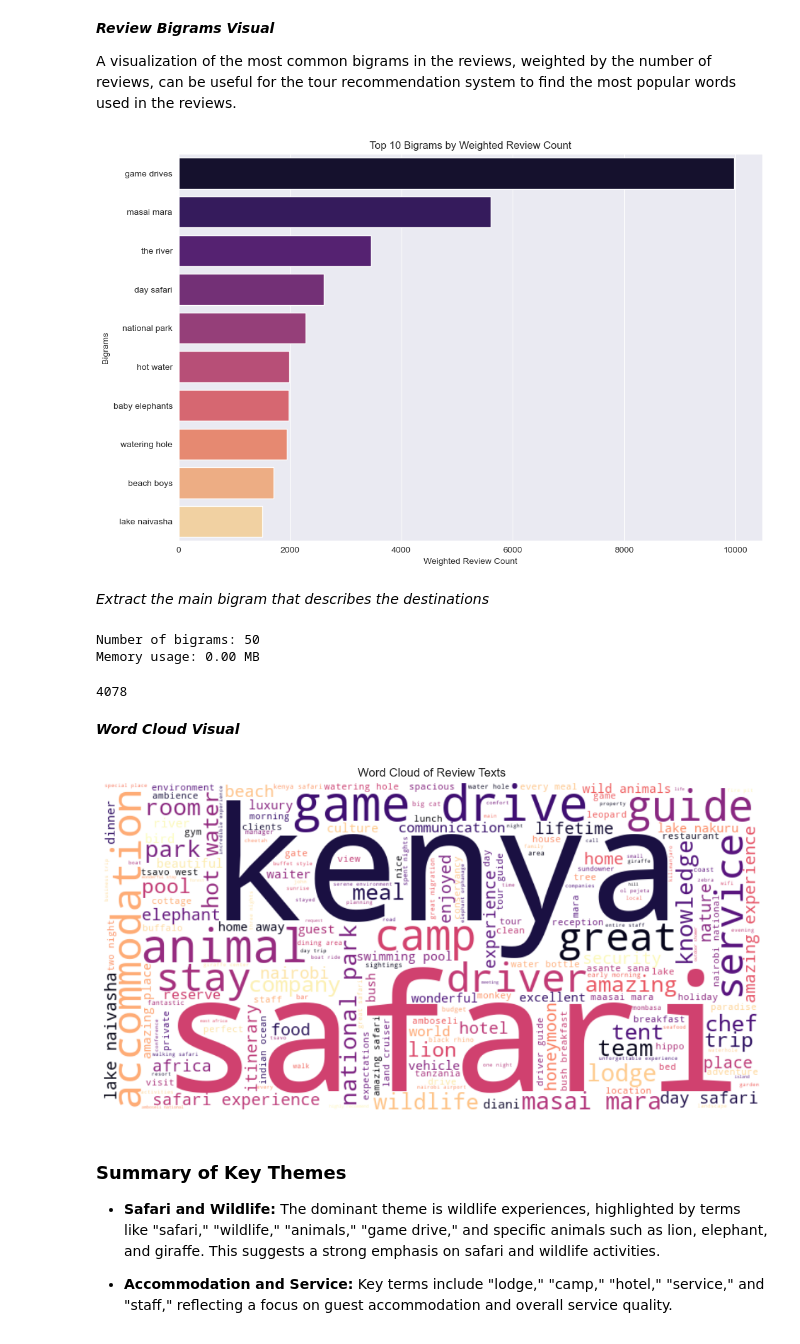
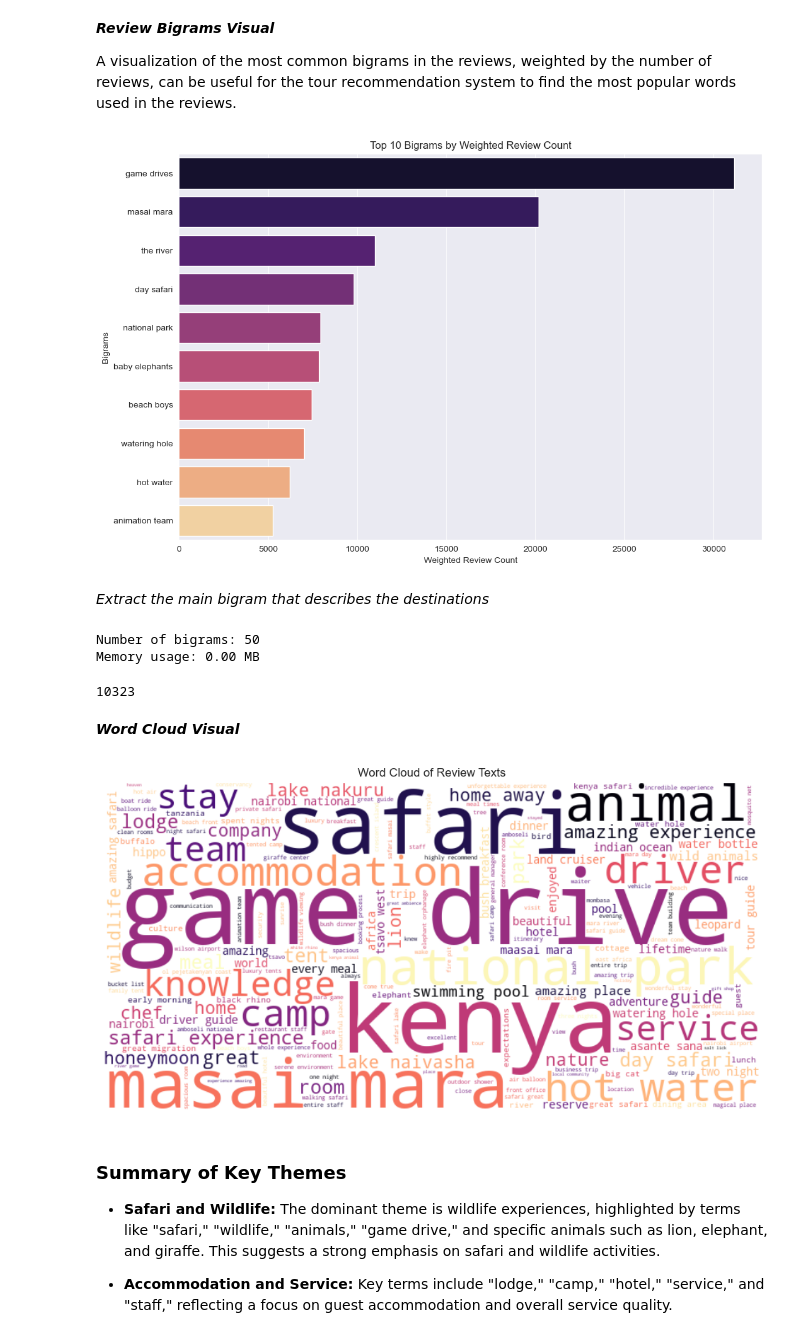
Before and after one commit to Misfit911/SafariHub, a Jupyter notebook: safarihub.ipynb, the cells around one changed output. Drawn from its saved outputs; the diff is of its cells as text; code cells hidden in the pictures.

```diff
--- a/safarihub.ipynb
+++ b/safarihub.ipynb
@@ -304,7 +307,7 @@ files = [
 expected_columns = [
         "name", "category", "rating", "numberOfReviews",
         "image", "photoCount", "priceRange", "reviewTags",
-        "priceLevel", "locationString"
+        "photos", "priceLevel", "locationString"
                     ]
 
 data = ds.read_json_files(files, expected_columns)
@@ -333,7 +336,7 @@ photoCount       6183.0
 # %%
 # Convert list columns to strings to avoid unhashable type errors
 data['reviewTags'] = data['reviewTags'].apply(lambda x: str(x) if isinstance(x, list) else x)
-# data['photos'] = data['photos'].apply(lambda x: str(x) if isinstance(x, list) else x)
+data['photos'] = data['photos'].apply(lambda x: str(x) if isinstance(x, list) else x)
 
 # Check for duplicates
 duplicates = data.duplicated()
@@ -351,7 +354,7 @@ dtype: int64
 # %%
 # Drop the duplicate rows
 data = data.drop_duplicates()
-data.drop_duplicates(subset=['name'], inplace=True)
+
 # Display the cleaned data
 print('Cleaned Data Shape:')
 print(data.shape)
@@ -628,24 +631,13 @@ print(data[['location', 'province']].head())
 There are tour operators categorized as attractions. Let's separate them into their own category for better classification.
 # %%
 # Keywords to search for
-keywords = ['safari', 'safaris', 'tour', 'tours', 'adventure',
-            'adventures', 'expeditions', 'expedition', 'travels',
-            'travel', 'travellers', 'escursioni']
-hotel_keywords = ['cottages', 'spa', 'lodge', 'camp', 'club', 'hotel', 'resort']
+keywords = ['safari', 'safaris', 'tour', 'tours', 'adventure', 'adventures']
 
-# Function to update category with priority for hotel-related words
+# Function to update category only if name contains keywords
 def update_category(row):
     name, current_category = row
-    name_lower = name.lower()
-
-    # Check for hotel-related keywords first
-    if any(hotel_keyword in name_lower for hotel_keyword in hotel_keywords):
-        return 'hotel'
-
-    # Check for other keywords
-    if any(keyword in name_lower for keyword in keywords):
+    if any(keyword in name.lower() for keyword in keywords):
         return 'tour operator'
-
     return current_category
 
 # Apply the function to update the 'category' column
@@ -730,43 +722,34 @@ def get_bigrams(texts, reviews):
         bigrams_list = list(bigrams(tokens))
         for bigram in bigrams_list:
             bigram_counts[bigram] += review
     return bigram_counts
 
 data['bigram_counts'] = data.apply(lambda row: get_bigrams(row['texts'], row['reviews']), axis=1)
-
-# Flatten the bigrams into a single string for vectorization
-def flatten_bigrams(bigram_counts):
-    flattened_text = []
-    for bigram, count in bigram_counts.items():
-        flattened_text.extend([' '.join(bigram)] * count)
-    return ' '.join(flattened_text)
-
-data['flattened_bigrams'] = data['bigram_counts'].apply(flatten_bigrams)
 
 # Aggregate bigram counts across all rows
 total_bigram_counts = Counter()
 for counts in data['bigram_counts']:
     total_bigram_counts.update(counts)
 
 # Get the most common bigrams
 most_common_bigrams = total_bigram_counts.most_common(10)
 bigram_labels, bigram_values = zip(*most_common_bigrams)
 
 # Convert tuples to strings for labels
 bigram_labels = [' '.join(bigram) for bigram in bigram_labels]
 
 # Create DataFrame for plotting
 plot_data = pd.DataFrame({'Bigram': bigram_labels, 'Count': bigram_values})
 
 # Visualize the word counts
 plt.figure(figsize=(12, 8))
 sns.barplot(x='Count', y='Bigram', data=plot_data, palette='magma')
 plt.xlabel('Weighted Review Count')
 plt.ylabel('Bigrams')
 plt.title('Top 10 Bigrams by Weighted Review Count')
 plt.show()
 # %% [output]
-[figure, old version]
+[figure, new version]
 # %% [markdown]
 *Extract the main bigram that describes the destinations*
 # %%
@@ -792,7 +775,7 @@ gc.collect()
 # %% [output]
 Number of bigrams: 50
 Memory usage: 0.00 MB
-4078
+10323
 # %% [markdown]
 ***Word Cloud Visual***
 # %%
@@ -812,7 +795,7 @@ plt.axis('off')
 plt.title('Word Cloud of Review Texts')
 plt.show()
 # %% [output]
-[figure, old version]
+[figure, new version]
 # %% [markdown]
 ### Summary of Key Themes
 
```
Also changed, not shown: parts of 93 cells of this notebook.
